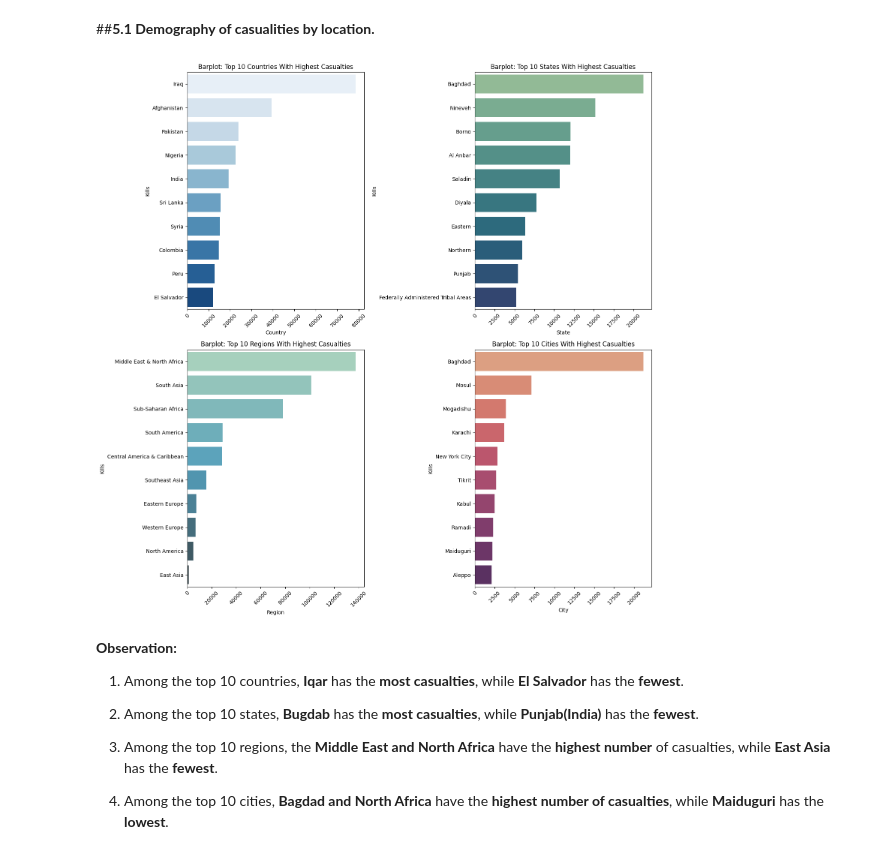
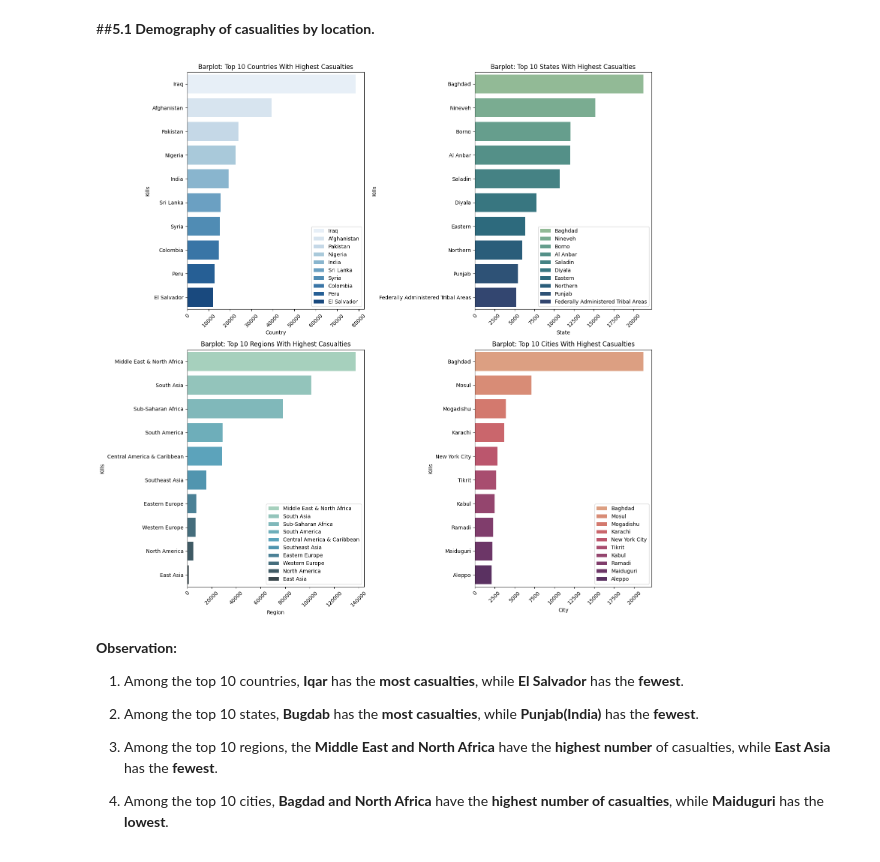
Before and after one commit to dacenish/EDA-Global-terrorism, a Jupyter notebook: Capstone_Project_Global_terrorism_EDA_by_Danish_Zia.ipynb, the cells around one changed output. Saved outputs shown, nothing was run; the diff lists cells and outputs as text; code cells hidden in the pictures.

```diff
--- a/Capstone_Project_Global_terrorism_EDA_by_Danish_Zia.ipynb
+++ b/Capstone_Project_Global_terrorism_EDA_by_Danish_Zia.ipynb
@@ -294,44 +294,47 @@ plt.subplots_adjust(left=0.1, right=0.9, bottom=0.1, top=0.9, wspace=0.4, hspace
 
 # Plot Subplot of Countries and add respective lables and tiltes
 plt.subplot(2,2,1)
-sns.barplot(y=top_countries.index, x=top_countries.values, palette = 'Blues', orient = 'h')
+sns.barplot(y=top_countries.index, x=top_countries.values, label=top_countries.index, palette = 'Blues', orient = 'h')
 plt.xlabel('Country')
 plt.ylabel('Kills')
 plt.title('Barplot: Top 10 Countries With Highest Casualties')
 plt.xticks(rotation = 45)
-
+plt.legend()
 # Plot Subplot of States and add respective lables and tiltes
 plt.subplot(2,2,2)
-sns.barplot(y=top_states.index, x=top_states.values, palette = 'crest', orient = 'h')
+sns.barplot(y=top_states.index, x=top_states.values, label=top_states.index, palette = 'crest', orient = 'h')
 plt.xlabel('State')
 plt.ylabel('Kills')
 plt.title('Barplot: Top 10 States With Highest Casualties')
 plt.xticks(rotation=45)
+plt.legend()
 
 # Plot Subplot of Regions and add respective lables and tiltes
 plt.subplot(2,2,3)
-sns.barplot(y=top_regions.index, x=top_regions.values, palette = 'GnBu_d', orient = 'h')
+sns.barplot(y=top_regions.index, x=top_regions.values, label=top_regions.index, palette = 'GnBu_d', orient = 'h')
 plt.xlabel('Region')
 plt.ylabel('Kills')
 plt.title('Barplot: Top 10 Regions With Highest Casualties')
 plt.xticks(rotation=45)
+plt.legend()
 
 # Plot Subplot of Cities and add respective lables and tiltes
 plt.subplot(2,2,4)
-sns.barplot(y=top_cities.index, x=top_cities.values, palette = 'flare', orient = 'h')
+sns.barplot(y=top_cities.index, x=top_cities.values,label=top_cities.index, palette = 'flare', orient = 'h')
 plt.xlabel('City')
 plt.ylabel('Kills')
 plt.title('Barplot: Top 10 Cities With Highest Casualties')
 plt.xticks(rotation=45)
+plt.legend()
 
 # Set plot size
 plt.gcf().set_size_inches(15,15)
 plt.tight_layout()
 
 # Display plot
 plt.show()
 # %% [output]
-[figure, old version]
+[figure, new version]
 # %% [markdown]
 **Observation:**
 
```
Also changed, not shown: parts of 7 cells of this notebook.
